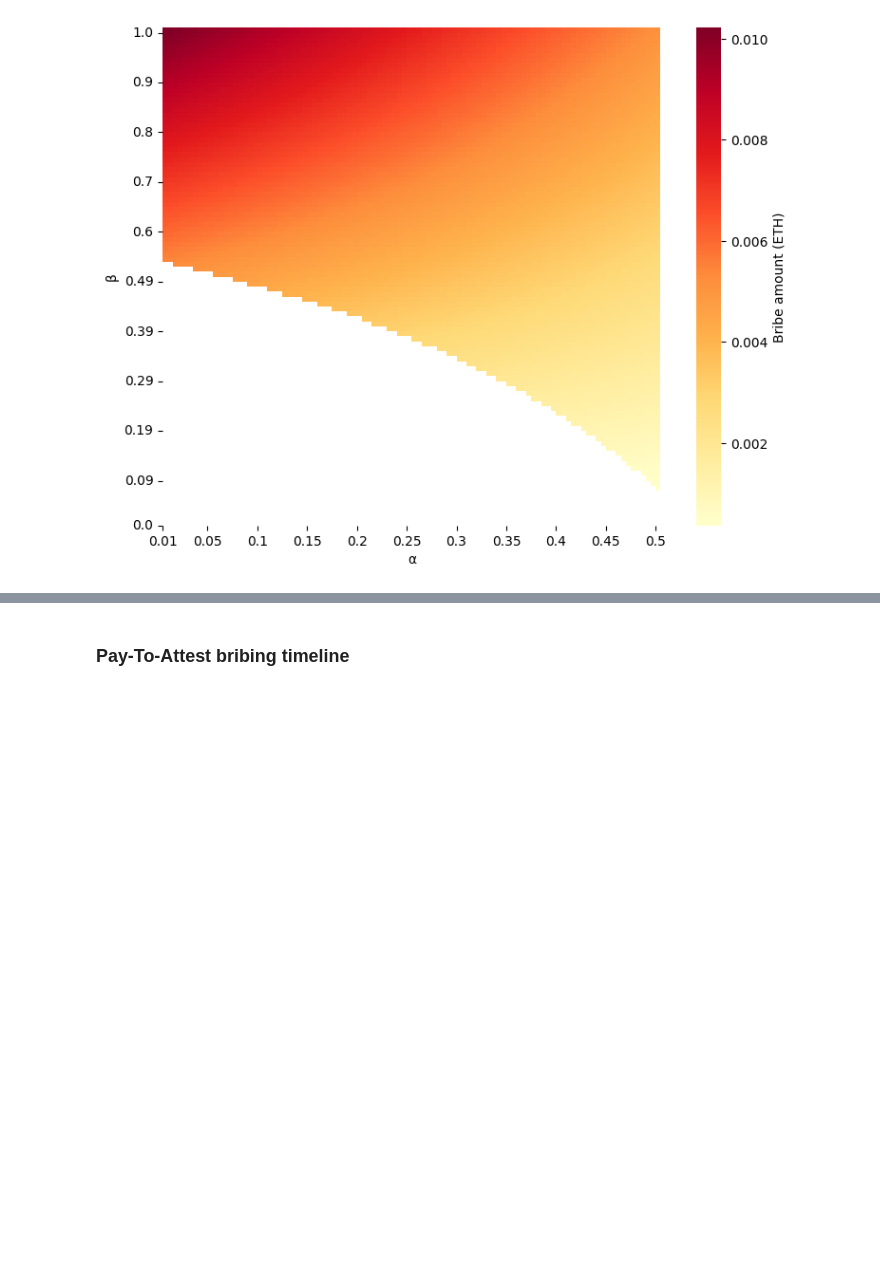
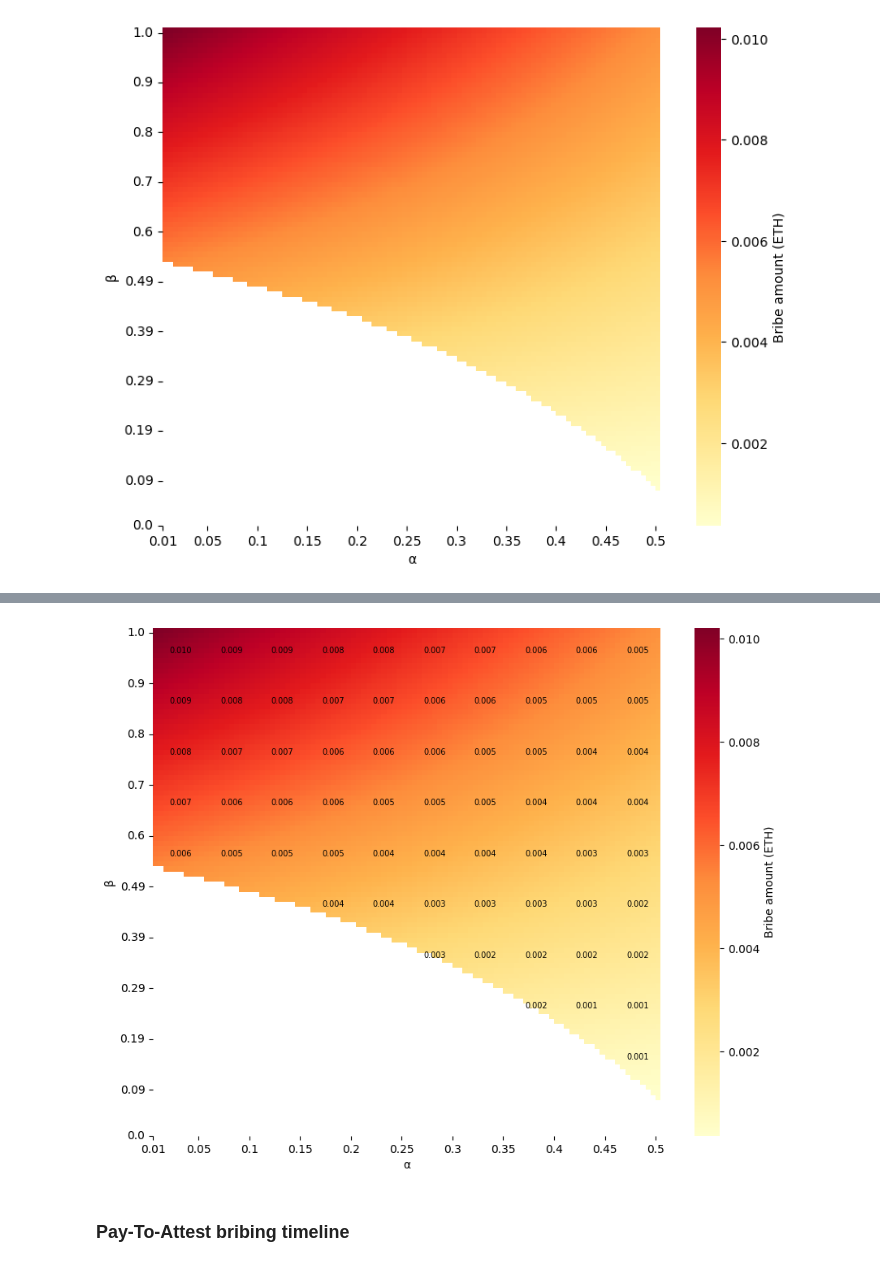
Before and after one commit to 0xSooki/bribery-zoo, a Jupyter notebook: Figures/playground.ipynb, the cells around one changed output, grey strips where cells are left out. Saved outputs shown, nothing was run; the diff lists cells and outputs as text; code cells hidden in the pictures; blank space fills up the shorter version.

```diff
--- a/Figures/playground.ipynb
+++ b/Figures/playground.ipynb
@@ -125,13 +77,7 @@ for i, beta in enumerate(beta_vals):
 
         if lhs < rhs:
 
-            bribe[i, j] = (
-                beta
-                * (1 - alpha)
-                * noOfValidators
-                * attestation_reward_per_validator
-                / 32
-            )
+            bribe[i, j] = (beta * (1 - alpha) * noOfValidators * attestation_reward_per_validator / 32)
             # bribe[i, j] = L * beta * (1 - alpha) * noOfValidators * attestation_reward_per_validator / 32
 
         # ábrázolni: (1-\alpha) \cdot \beta
@@ -224,3 +120,43 @@ plt.show()
+# %%
+plt.figure(figsize=(9, 7))
+ax = sns.heatmap(
+    bribe,
+    cmap="YlOrRd",
+    mask=np.isnan(bribe),
+    square=True,
+    xticklabels=xticks,
+    yticklabels=yticks[::-1],
+    cbar_kws={"label": "Bribe amount (ETH)"},
+    vmin=vmin_bribe,
+    vmax=vmax_bribe,
+)
+
+ax.set_xlabel("α")
+ax.set_ylabel("β")
+ax.set_xticks(xticks_idx)
+ax.set_xticklabels(xticks, rotation=0, ha="center")
+ax.set_yticks(yticks_idx)
+ax.set_yticklabels(yticks, rotation=0, va="center")
+ax.invert_yaxis()
+
+for i in range(5, len(beta_vals), 10):
+    for j in range(5, len(alpha_vals), 10):
+        value = bribe[i, j]
+        if not np.isnan(value):
+            ax.text(
+                j + 0.5, i + 0.5,
+                f"{value:.3f}",
+                ha='center',
+                va='center',
+                fontsize=7,
+                color="black"
+            )
+
+plt.tight_layout()
+# plt.savefig("bribe_heatmap.pdf", format="pdf", bbox_inches="tight")
+plt.show()
+# %% [output]
+[figure, added]
 # %% [markdown]
 ### Pay-To-Attest bribing timeline
 # %%
```
Also changed, not shown: parts of 46 cells of this notebook.
